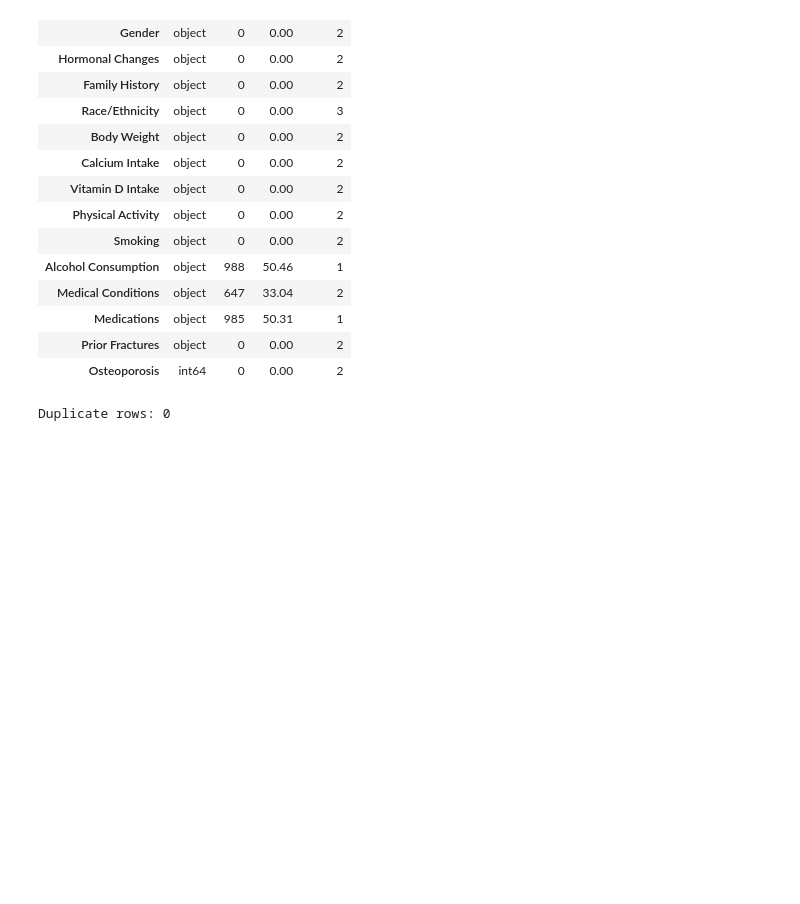
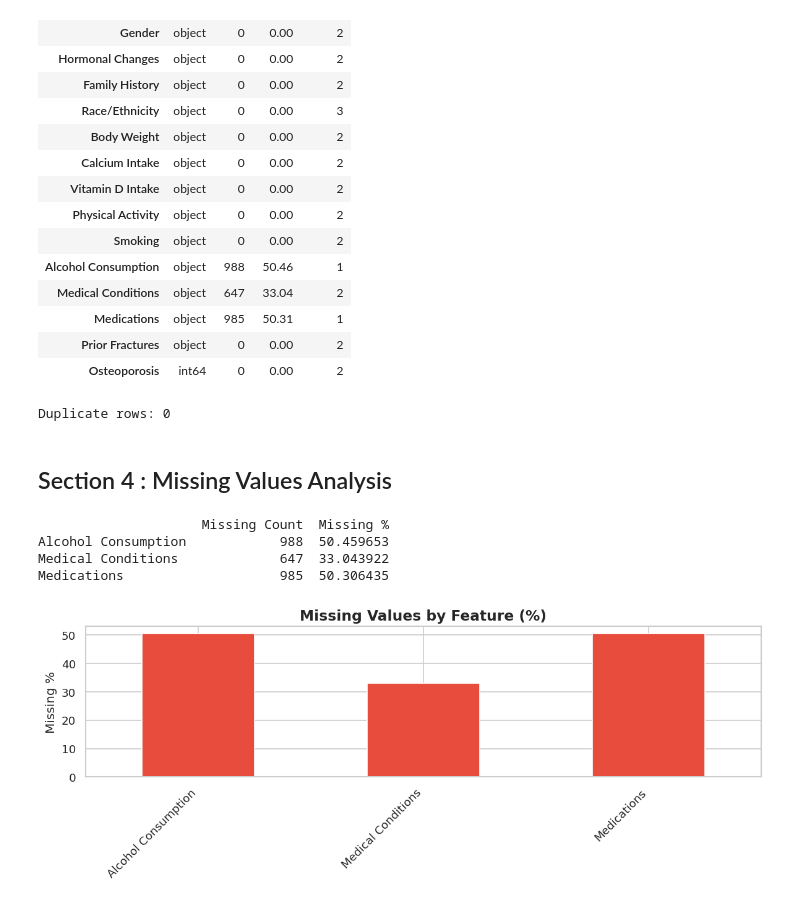
Before and after one commit to afeefanver/Osteoporosis-Risk-Prediction, a Jupyter notebook: EDA(Oesto).ipynb, the cells around one changed output. Drawn from its saved outputs; the diff is of its cells as text; code cells hidden in the pictures; blank space fills up the shorter version.

```diff
--- a/EDA(Oesto).ipynb
+++ b/EDA(Oesto).ipynb
@@ -135,3 +135,29 @@ print(f'Duplicate rows: {df.duplicated().sum()}')
 | Prior Fractures | object | 0 | 0.00 | 2 |
 | Osteoporosis | int64 | 0 | 0.00 | 2 |
 Duplicate rows: 0
+# %% [markdown]
+## Section 4 : Missing Values Analysis
+# %%
+missing = df.isnull().sum()
+missing_pct = (missing / len(df)) * 100
+missing_df = pd.DataFrame({'Missing Count': missing, 'Missing %': missing_pct})
+missing_df = missing_df[missing_df['Missing Count'] > 0]
+# %%
+if missing_df.empty:
+    print('No missing values found in the dataset!')
+else:
+    print(missing_df)
+    # Visualize
+    fig, ax = plt.subplots(figsize=(10, 4))
+    missing_df['Missing %'].plot(kind='bar', ax=ax, color='#E74C3C')
+    ax.set_title('Missing Values by Feature (%)', fontsize=14, fontweight='bold')
+    ax.set_ylabel('Missing %')
+    plt.xticks(rotation=45, ha='right')
+    plt.tight_layout()
+    plt.show()
+# %% [output]
+                     Missing Count  Missing %
+Alcohol Consumption            988  50.459653
+Medical Conditions             647  33.043922
+Medications                    985  50.306435
+[figure, added]
```
